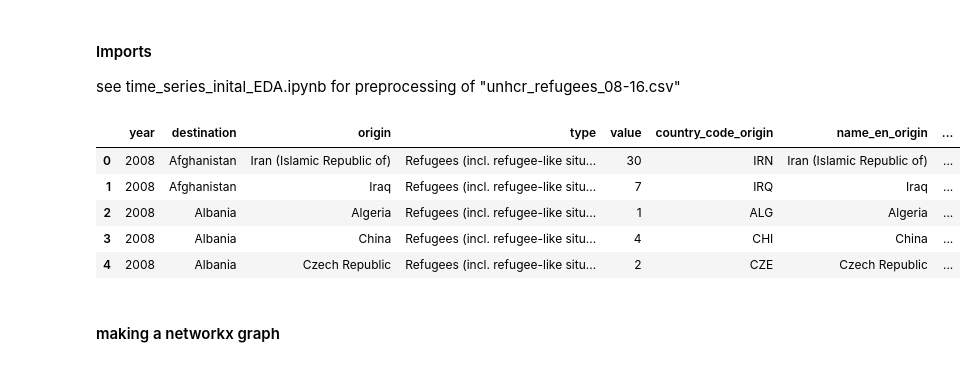
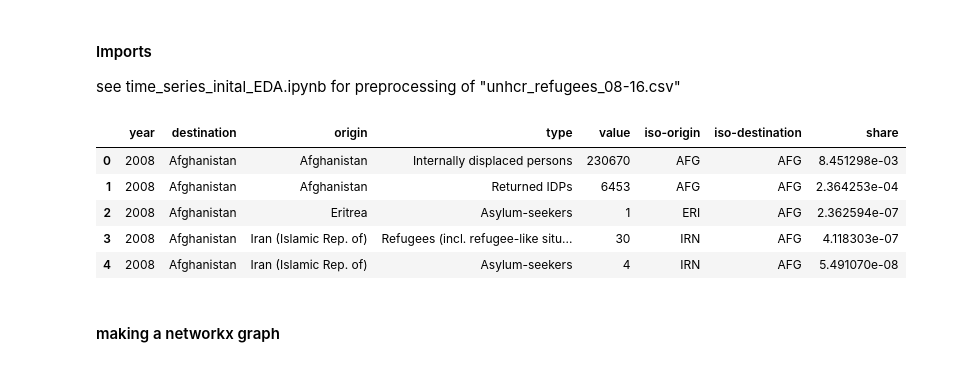
Before and after one commit to hcorinna/refugee-migration-patterns, a Jupyter notebook: notebooks/Network_analysis_initial.ipynb, the cells around one changed output. Drawn from its saved outputs; the diff is of its cells as text; code cells hidden in the pictures.

```diff
--- a/notebooks/Network_analysis_initial.ipynb
+++ b/notebooks/Network_analysis_initial.ipynb
@@ -22,15 +22,15 @@ pd.set_option('display.width', 1000)
 import warnings
 warnings.filterwarnings('ignore')
 # %%
-df = pd.read_csv("../data/unhcr_refugees_08-16.csv")
+df = pd.read_csv("../data/unhcr_time_series_normalized.csv")
 df.head()
 # %% [output]
-|  | year | destination | origin | type | value | country_code_origin | name_en_origin | ... |
-| 0 | 2008 | Afghanistan | Iran (Islamic Republic of) | Refugees (incl. refugee-like situ... | 30 | IRN | Iran (Islamic Republic of) | ... |
-| 1 | 2008 | Afghanistan | Iraq | Refugees (incl. refugee-like situ... | 7 | IRQ | Iraq | ... |
-| 2 | 2008 | Albania | Algeria | Refugees (incl. refugee-like situ... | 1 | ALG | Algeria | ... |
-| 3 | 2008 | Albania | China | Refugees (incl. refugee-like situ... | 4 | CHI | China | ... |
-| 4 | 2008 | Albania | Czech Republic | Refugees (incl. refugee-like situ... | 2 | CZE | Czech Republic | ... |
+|  | year | destination | origin | type | value | iso-origin | iso-destination | share |
+| 0 | 2008 | Afghanistan | Afghanistan | Internally displaced persons | 230670 | AFG | AFG | 8.451298e-03 |
+| 1 | 2008 | Afghanistan | Afghanistan | Returned IDPs | 6453 | AFG | AFG | 2.364253e-04 |
+| 2 | 2008 | Afghanistan | Eritrea | Asylum-seekers | 1 | ERI | AFG | 2.362594e-07 |
+| 3 | 2008 | Afghanistan | Iran (Islamic Rep. of) | Refugees (incl. refugee-like situ... | 30 | IRN | AFG | 4.118303e-07 |
+| 4 | 2008 | Afghanistan | Iran (Islamic Rep. of) | Asylum-seekers | 4 | IRN | AFG | 5.491070e-08 |
 # %% [markdown]
 #### making a networkx graph
 # %%
```
Also changed, not shown: parts of 9 cells of this notebook, 1 other file.
